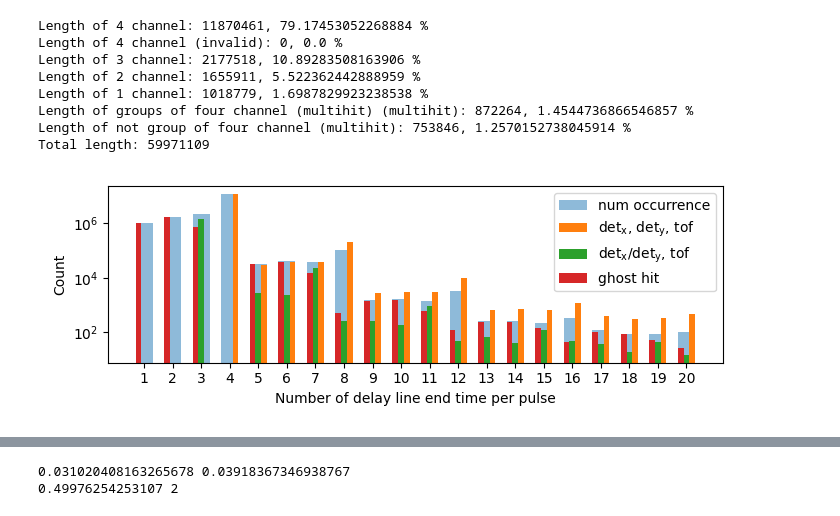
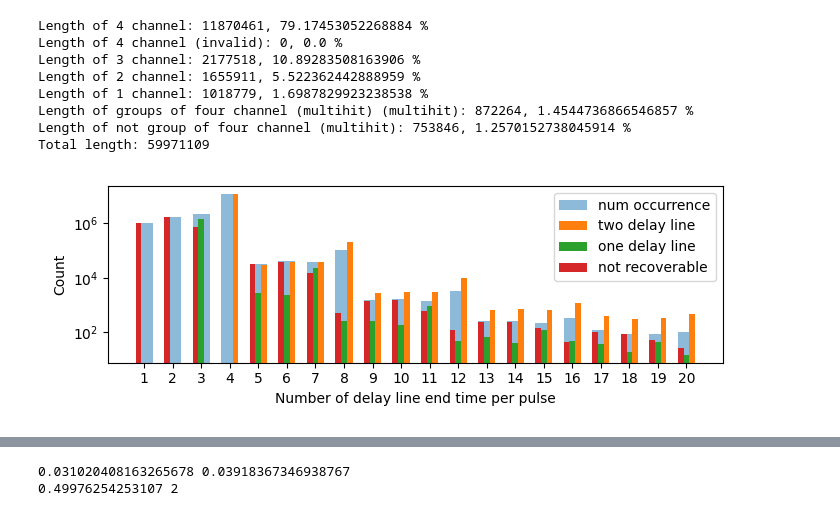
Before and after one commit to mmonajem/pyoxcart, a Jupyter notebook: pyccapt/calibration/tutorials/jupyter_files/raw_data_analysis.ipynb, the cells around one changed output, grey strips where cells are left out. Drawn from its saved outputs; the diff is of its cells as text; code cells hidden in the pictures.

```diff
--- a/pyccapt/calibration/tutorials/jupyter_files/raw_data_analysis.ipynb
+++ b/pyccapt/calibration/tutorials/jupyter_files/raw_data_analysis.ipynb
@@ -469,34 +466,34 @@ for x in result_total:
 bins = np.arange(1, 500)
 channel_lengths_arr = np.array(list(channel_lengths.values()))
 channel_lengths_event_valid_arr = np.array(list(channel_lengths_event_valid.values()))
 channel_lengths_tof_valid_arr = np.array(list(channel_lengths_tof_valid.values()))
 channel_lengths_invalid_arr = np.array(list(channel_lengths_invalid.values()))
 
 index = 20
 channel_lengths_arr = channel_lengths_arr[:index]
 channel_lengths_event_valid_arr = channel_lengths_event_valid_arr[:index]
 channel_lengths_tof_valid_arr = channel_lengths_tof_valid_arr[:index]
 channel_lengths_invalid_arr = channel_lengths_invalid_arr[:index]
 
 # Define the width of the bars
 width = 0.2
 fig, ax = plt.subplots(figsize=(7,2.5))
 # Plot bar charts for all arrays
 plt.bar(bins[:index], channel_lengths_arr, width=width*3, label='num occurrence', alpha=0.5)
-plt.bar(bins[:index] + width, channel_lengths_event_valid_arr, width=width, label=r'$\mathrm{det_x}$, $\mathrm{det_y}$, tof')
-plt.bar(bins[:index], channel_lengths_tof_valid_arr, width=width, label=r'$\mathrm{det_x/det_y}$, tof')
-plt.bar(bins[:index] - width, channel_lengths_invalid_arr, width=width, label='ghost hit')
+plt.bar(bins[:index] + width, channel_lengths_event_valid_arr, width=width, label='two delay line')
+plt.bar(bins[:index], channel_lengths_tof_valid_arr, width=width, label='one delay line')
+plt.bar(bins[:index] - width, channel_lengths_invalid_arr, width=width, label='not recoverable')
 
 ax.set_xlabel('Number of delay line end time per pulse', fontsize=10)
 plt.xticks(bins[:index], [str(i) for i in range(1, index+1)])
 ax.set_ylabel('Count', fontsize=10)
 ax.set_yscale('log')
 plt.legend(loc='upper right')
 plt.tight_layout()
 from matplotlib import rcParams
 rcParams['svg.fonttype'] = 'none'
 plt.savefig("raw_stat.svg", format="svg", dpi=600)
 plt.savefig("raw_stat.png", format="png", dpi=600)
 plt.show()
 # %% [output]
-[figure, old version]
+[figure, new version]
```
Also changed, not shown: parts of 4 cells of this notebook, 5 other files.
